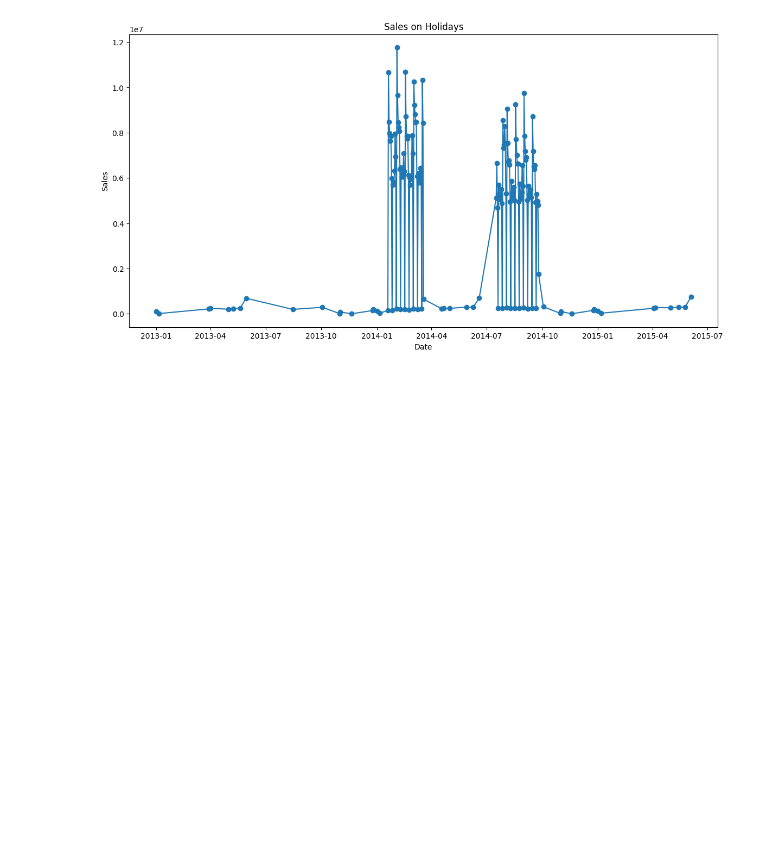
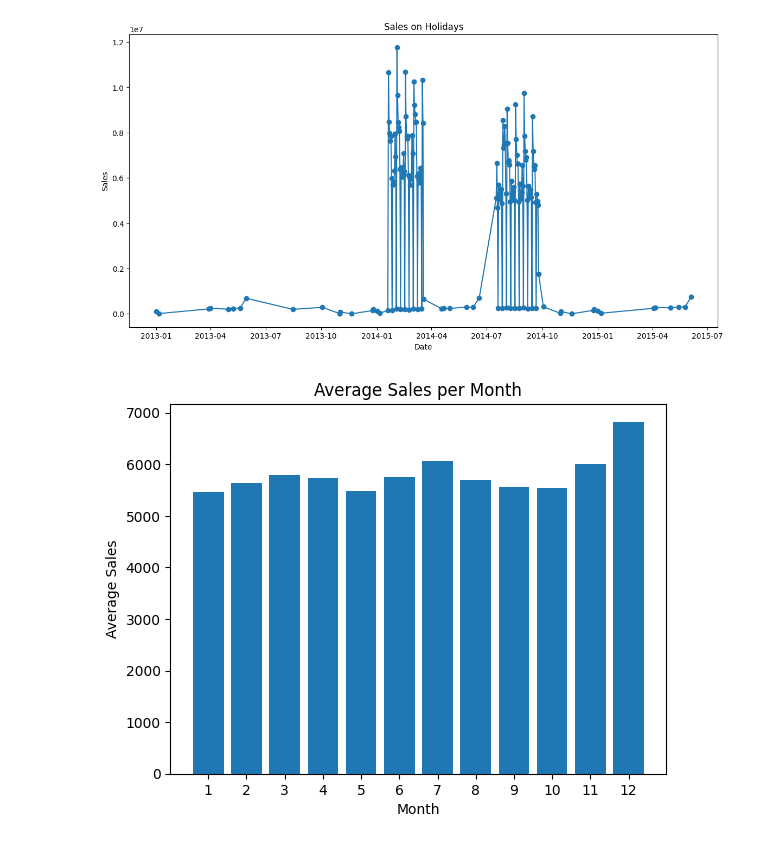
Before and after one commit to Wbam/Week-4, a Jupyter notebook: notebooks/eda_rossmann_sales.ipynb, the cells around one changed output. Cells and saved outputs as stored; diff of their text form; code cells hidden in the pictures; blank space fills up the shorter version.

Commit message:
Seasonal Purchase Behavior graph

```diff
--- a/notebooks/eda_rossmann_sales.ipynb
+++ b/notebooks/eda_rossmann_sales.ipynb
@@ -44,3 +44,14 @@ plt.ylabel('Sales')
 plt.show()
 # %% [output]
 [figure]
+# %%
+seasonal_sales = train_data.groupby('Month')['Sales'].mean().reset_index()
+
+plt.bar(seasonal_sales['Month'], seasonal_sales['Sales'])
+plt.title('Average Sales per Month')
+plt.xlabel('Month')
+plt.ylabel('Average Sales')
+plt.xticks(seasonal_sales['Month'])
+plt.show()
+# %% [output]
+[figure, added]
```
